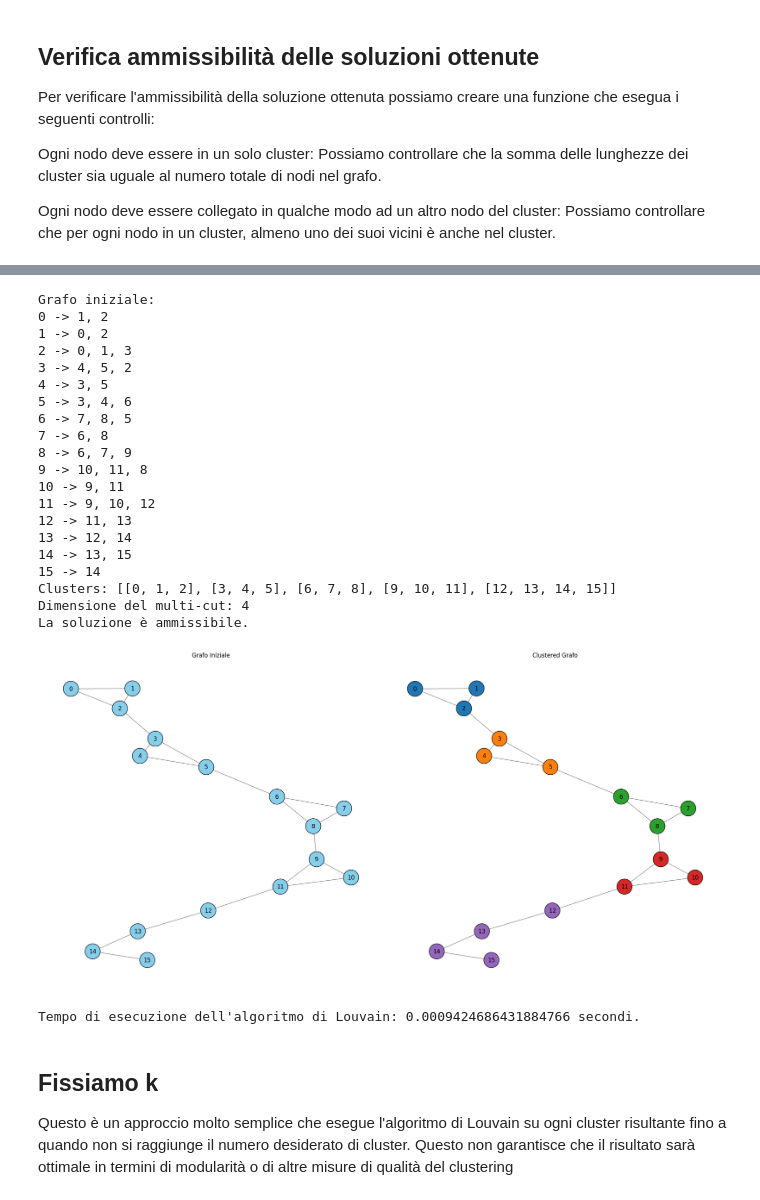
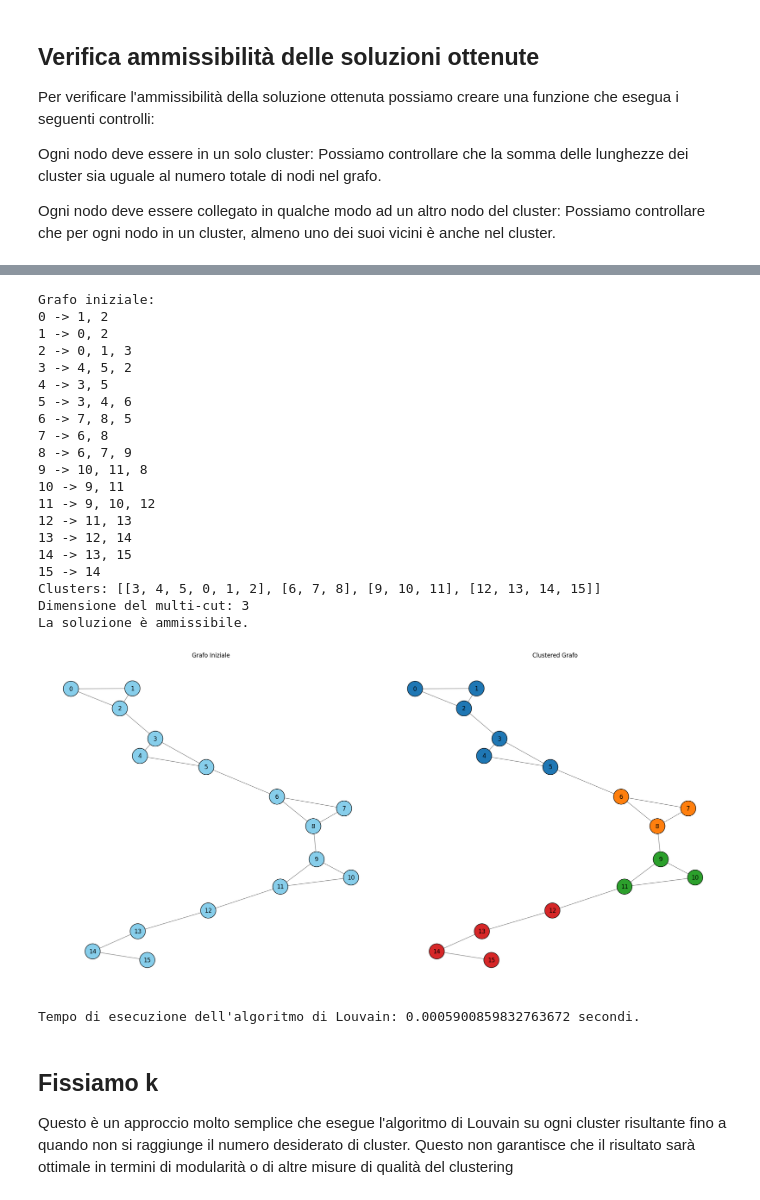
Before and after one commit to ele10-code/k-clustering, a Jupyter notebook: k-clustering.ipynb, the cells around one changed output, grey strips where cells are left out. Drawn from its saved outputs; the diff is of its cells as text; code cells hidden in the pictures.

```diff
--- a/k-clustering.ipynb
+++ b/k-clustering.ipynb
@@ -304,6 +304,58 @@ def divide_into_clusters(graph):
     for node, cluster_index in partition.items():
         clusters[cluster_index].append(node)
     return list(clusters.values())
+
+def divide_into_clusters_fixed_k(graph, k):
+    # Get the initial division into clusters
+    clusters = divide_into_clusters(graph)
+
+    # If there are already k clusters, return them
+    if len(clusters) == k:
+        return clusters
+
+    # If there are more than k clusters, combine the smallest ones
+    if len(clusters) > k:
+        while len(clusters) > k:
+            # Find the smallest cluster
+            smallest_cluster = min(clusters, key=len)
+            clusters.remove(smallest_cluster)
+            # Find the cluster with which the smallest one shares the most edges
+            max_shared_edges = 0
+            for cluster in clusters:
+                shared_edges = sum(1 for node in smallest_cluster if set(graph.neighbors(node)) & set(cluster))
+                if shared_edges > max_shared_edges:
+                    max_shared_edges = shared_edges
+                    best_cluster_to_combine = cluster
+            # Combine the clusters
+            best_cluster_to_combine.extend(smallest_cluster)
+        return clusters
+
+    # If there are less than k clusters, split the largest ones
+    if len(clusters) < k:
+        while len(clusters) < k:
+            # Find the largest cluster
+            largest_cluster = max(clusters, key=len)
+            clusters.remove(largest_cluster)
+            # Find the node with the most connections outside the cluster
+            max_external_connections = 0
+            for node in largest_cluster:
+                external_connections = sum(1 for neighbor in graph.neighbors(node) if neighbor not in largest_cluster)
+                if external_connections > max_external_connections:
+                    max_external_connections = external_connections
+                    best_node_to_move = node
+            # Create a new cluster with this node
+            new_cluster = [best_node_to_move]
+            largest_cluster.remove(best_node_to_move)
+            # Move the nodes connected to the new cluster's node from the old cluster to the new one
+            for node in list(largest_cluster):  # Copy the list to avoid problems while removing elements
+                if best_node_to_move in graph.neighbors(node):
+                    new_cluster.append(node)
+                    largest_cluster.remove(node)
+            # Add the modified and new clusters
+            clusters.append(largest_cluster)
+            clusters.append(new_cluster)
+        return clusters
+
 
 def calculate_multicut_size(graph, clusters):
     multicut_size = 0
@@ -384,44 +436,44 @@ if __name__ == "__main__":
 
 
     start_time = time.time()
-    clusters = divide_into_clusters(G_initial)
+    clusters = divide_into_clusters_fixed_k(G_initial,k=4)
 
     end_time = time.time()
     elapsed_time = end_time - start_time
 
     print("Clusters:", clusters)
     check_solution(G_initial, clusters)
 
     plot_graph(G_initial, "Clustered Grafo", 122, colors=clusters)
 
     plt.tight_layout()
     plt.savefig("grafo.png")
     plt.show()
 
     print(f"Tempo di esecuzione dell'algoritmo di Louvain: {elapsed_time} secondi.")
 # %% [output]
 Grafo iniziale:
 0 -> 1, 2
 1 -> 0, 2
 2 -> 0, 1, 3
 3 -> 4, 5, 2
 4 -> 3, 5
 5 -> 3, 4, 6
 6 -> 7, 8, 5
 7 -> 6, 8
 8 -> 6, 7, 9
 9 -> 10, 11, 8
 10 -> 9, 11
 11 -> 9, 10, 12
 12 -> 11, 13
 13 -> 12, 14
 14 -> 13, 15
 15 -> 14
-Clusters: [[0, 1, 2], [3, 4, 5], [6, 7, 8], [9, 10, 11], [12, 13, 14, 15]]
-Dimensione del multi-cut: 4
+Clusters: [[3, 4, 5, 0, 1, 2], [6, 7, 8], [9, 10, 11], [12, 13, 14, 15]]
+Dimensione del multi-cut: 3
 La soluzione è ammissibile.
-[figure, old version]
+[figure, new version]
-Tempo di esecuzione dell'algoritmo di Louvain: 0.0009424686431884766 secondi.
+Tempo di esecuzione dell'algoritmo di Louvain: 0.0005900859832763672 secondi.
 # %% [markdown]
 ## Fissiamo k
 
```
Also changed, not shown: parts of 4 cells of this notebook.
